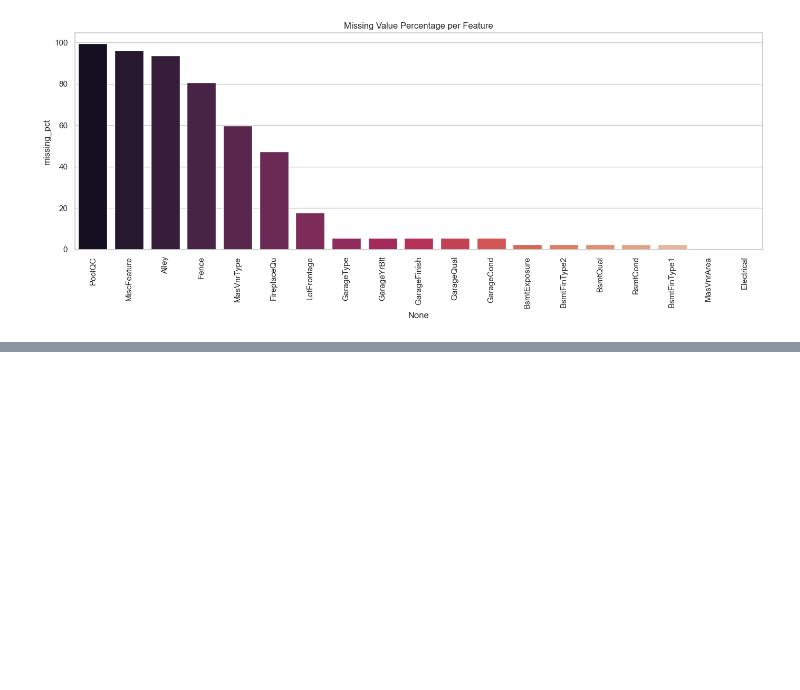
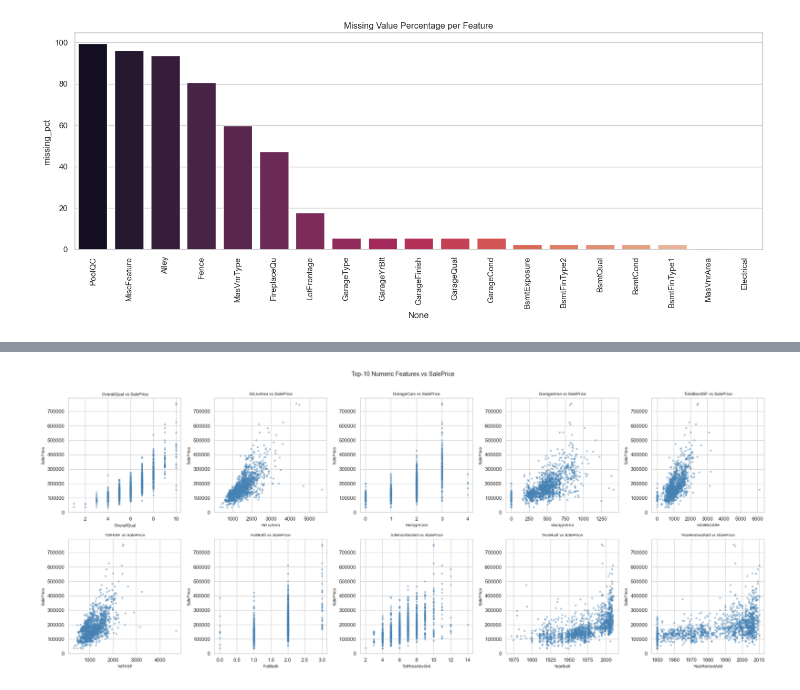
Before and after one commit to vitthalbulbule/HousePrice-Prediction, a Jupyter notebook: house.ipynb, the cells around one changed output, grey strips where cells are left out. Cells and saved outputs as stored; diff of their text form; code cells hidden in the pictures; blank space fills up the shorter version.

```diff
--- a/house.ipynb
+++ b/house.ipynb
@@ -499,0 +507,14 @@ Index(['PoolQC', 'MiscFeature', 'Alley', 'Fence', 'MasVnrType', 'FireplaceQu',
+# %%
+top_features = corr['SalePrice'].abs().sort_values(ascending=False)[1:11].index.tolist()
+
+fig, axes = plt.subplots(2, 5, figsize=(22, 9))
+for ax, feat in zip(axes.flatten(), top_features):
+    ax.scatter(train[feat], train['SalePrice'], alpha=0.4, s=10, color='steelblue')
+    ax.set_xlabel(feat, fontsize=9)
+    ax.set_ylabel('SalePrice', fontsize=9)
+    ax.set_title(f'{feat} vs SalePrice', fontsize=9)
+plt.suptitle('Top-10 Numeric Features vs SalePrice', y=1.01, fontsize=13)
+plt.tight_layout()
+plt.show()
+# %% [output]
+[figure, added]
```
Also changed, not shown: parts of 4 cells of this notebook.
